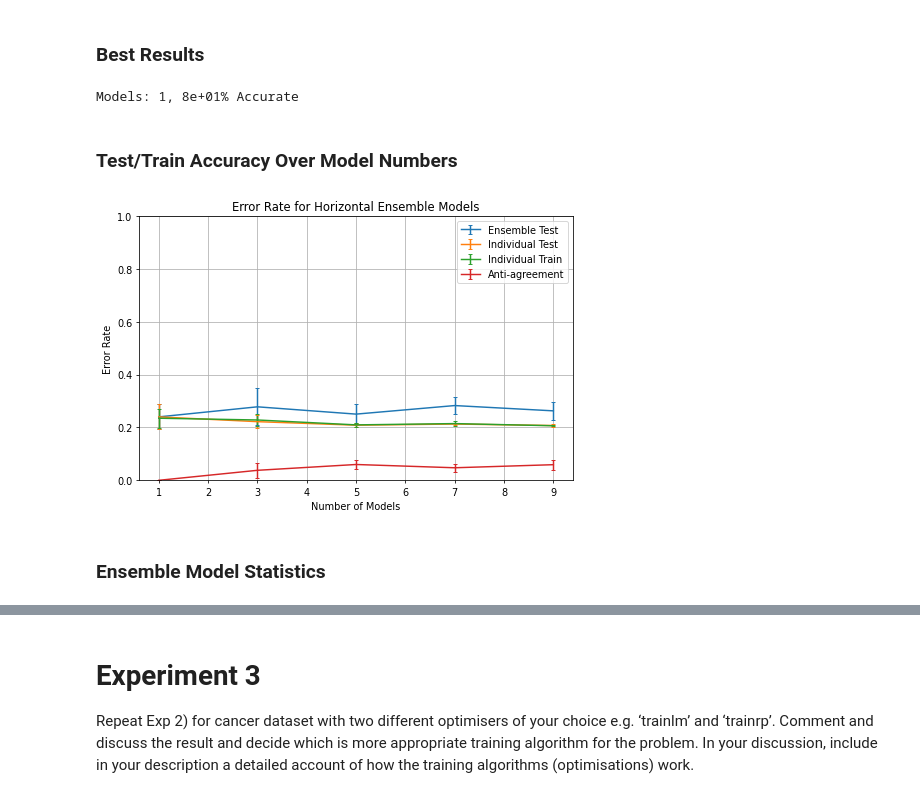
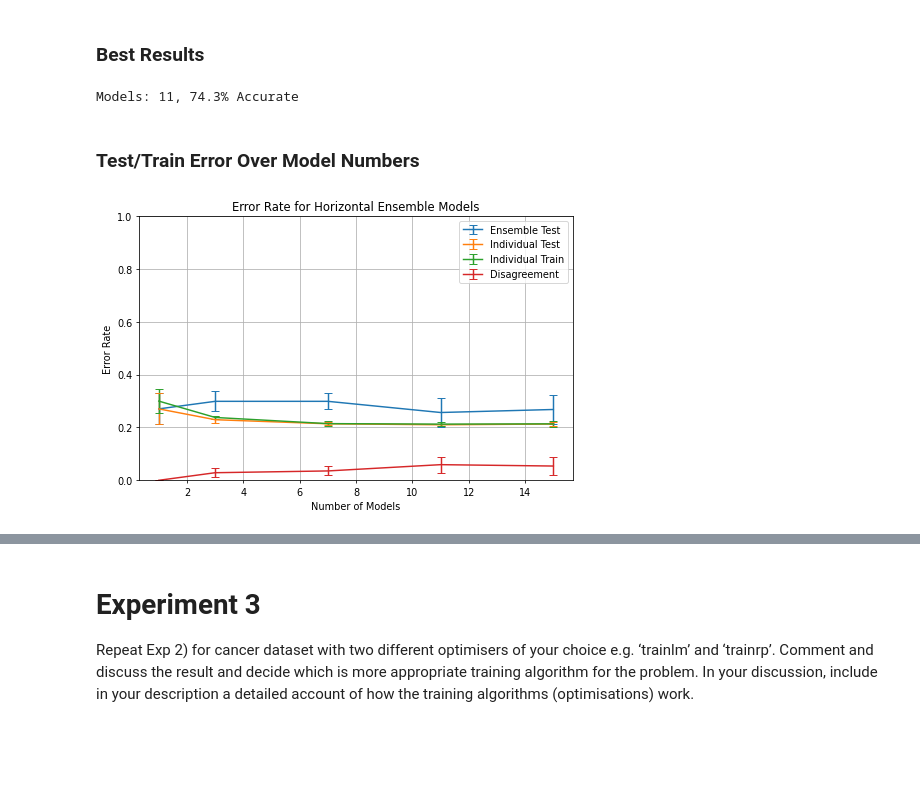
Before and after one commit to Sarsoo/SLP-Training, a Jupyter notebook: nncw.ipynb, the cells around one changed output, grey strips where cells are left out. Saved outputs shown, nothing was run; the diff lists cells and outputs as text; code cells hidden in the pictures; blank space fills up the shorter version.

```diff
--- a/nncw.ipynb
+++ b/nncw.ipynb
@@ -526,8 +526,7 @@ For cancer dataset, choose an appropriate value of node and epochs, based on Exp
 
 (Hint4: to implement majority vote you need to determine the predicted class labels –probably easier to implement yourself rather than use the ensemble matlab functions)
 # %%
-# num_models=[1, 3, 9, 15, 25]
-num_models=[1, 3, 9]
+num_models=[1, 3, 9, 15, 25]
 
 def evaluate_ensemble_vote(hidden_nodes=16,
                            epochs=50,
@@ -597,17 +596,19 @@ def evaluate_ensemble_vote(hidden_nodes=16,
         ########################
         ##  FEEDFORWARD TEST
         ########################
+        # TEST DATA PREDICTIONS
         response["predictions"] = [model(dtest.to_numpy()) for model in models]
+        # TEST LABEL TENSOR
+        ltest_tensor = tf.constant(ltest.to_numpy())
 
         ########################
         ##  ENSEMBLE ACCURACY
         ########################
         ensem_sum_rounded = sum(tf.math.round(pred) for pred in response["predictions"])
-        ensem_sum = sum(pred for pred in response["predictions"])
+        ensem_sum = sum(response["predictions"])
         # round predictions to onehot vectors and sum over all ensemble models
         # take argmax for ensemble predicted class
 
-        ltest_tensor = tf.constant(ltest.to_numpy()) # transform test labels into tensor
         correct = 0 # number of correct ensemble predictions
         correct_num_models = 0 # when correctly predicted ensembley, proportion of models correctly classifying
         individual_accuracy = 0 # proportion of models correctly classifying
@@ -621,11 +622,12 @@ def evaluate_ensemble_vote(hidden_nodes=16,
             else:
                 pred_val = pc
 
-            individual_accuracy += pcr[gt_argmax] / m
+            correct_models = pcr[gt_argmax] / m # use rounded value so will divide nicely
+            individual_accuracy += correct_models
 
             if tf.math.argmax(pred_val) == gt_argmax: # ENSEMBLE EVALUATE HERE
                 correct += 1
-                correct_num_models += pcr[gt_argmax] / m
+                correct_num_models += correct_models
 
 #                 print(pc.numpy(), pcr.numpy(), gt.numpy(), (pcr[gt_argmax] / m).numpy(), True) # debug
 #             else:
@@ -698,14 +700,14 @@ Run multiple iterations of the ensemble model investigations and average
 |3|0.06|0.05|35|16|1 - 300|1, 3, 9, 15, 25|
 # %%
 multi_ensem_results = list()
-multi_ensem_iterations = 3
+multi_ensem_iterations = 5
 for i in range(multi_ensem_iterations):
     print(f"Iteration {i+1}/{multi_ensem_iterations}")
     data_train, data_test, labels_train, labels_test = train_test_split(data, labels, test_size=0.5, stratify=labels)
     multi_ensem_results.append(list(evaluate_ensemble_vote(epochs=(1, 100),
                                                            hidden_nodes=16,
-                                                           nmodels=[1, 3, 5, 7, 9],
-                                                           optimizer=lambda: tf.keras.optimizers.SGD(learning_rate=0.05, momentum=0.02),
+                                                           nmodels=[1, 3, 7, 11, 15],
+                                                           optimizer=lambda: tf.keras.optimizers.SGD(learning_rate=0.05, momentum=0.01),
                                                            weight_init=lambda: 'random_uniform',
                                                            batch_size=35,
                                                            dtrain=data_train,
@@ -781,28 +785,31 @@ best_ensem_accuracy_idx = np.unravel_index(np.argmax(mean_ensem_accuracy[0, :]),
 best_ensem_accuracy = mean_ensem_accuracy[best_ensem_accuracy_idx]
 best_ensem_accuracy_models = multi_ensem_models[best_ensem_accuracy_idx[1]]
 
-print(f'Models: {best_ensem_accuracy_models}, {best_ensem_accuracy * 100:.1}% Accurate')
+print(f'Models: {best_ensem_accuracy_models}, {best_ensem_accuracy * 100:.3}% Accurate')
 # %% [output]
-Models: 1, 8e+01% Accurate
+Models: 11, 74.3% Accurate
 # %% [markdown]
-### Test/Train Accuracy Over Model Numbers
+### Test/Train Error Over Model Numbers
 # %%
 fig = plt.figure(figsize=(8, 5))
 fig.set_dpi(fig_dpi)
 
-plt.errorbar(multi_ensem_models, 1 - mean_ensem_accuracy[0, :], yerr=std_ensem_accuracy[0, :], capsize=2, label='Ensemble Test')
-plt.errorbar(multi_ensem_models, 1 - mean_ensem_accuracy[2, :], yerr=std_ensem_accuracy[2, :], capsize=2, label='Individual Test')
-plt.errorbar(multi_ensem_models, 1 - mean_ensem_accuracy[1, :], yerr=std_ensem_accuracy[1, :], capsize=2, label='Individual Train')
-plt.errorbar(multi_ensem_models, 1 - mean_ensem_accuracy[3, :], yerr=std_ensem_accuracy[3, :], capsize=2, label='Anti-agreement')
+# plt.plot(multi_ensem_models, 1 - mean_ensem_accuracy[0, :], 'x-', label='Ensemble Test')
+# plt.plot(multi_ensem_models, 1 - mean_ensem_accuracy[2, :], 'x-', label='Individual Test')
+# plt.plot(multi_ensem_models, 1 - mean_ensem_accuracy[1, :], 'x-', label='Individual Train')
+# plt.plot(multi_ensem_models, 1 - mean_ensem_accuracy[3, :], 'x-', label='Agreement')
+
+plt.errorbar(multi_ensem_models, 1 - mean_ensem_accuracy[0, :], yerr=std_ensem_accuracy[0, :], capsize=4, label='Ensemble Test')
+plt.errorbar(multi_ensem_models, 1 - mean_ensem_accuracy[2, :], yerr=std_ensem_accuracy[2, :], capsize=4, label='Individual Test')
+plt.errorbar(multi_ensem_models, 1 - mean_ensem_accuracy[1, :], yerr=std_ensem_accuracy[1, :], capsize=4, label='Individual Train')
+plt.errorbar(multi_ensem_models, 1 - mean_ensem_accuracy[3, :], yerr=std_ensem_accuracy[3, :], capsize=4, label='Disagreement')
 
 plt.title(f"Error Rate for Horizontal Ensemble Models")
 plt.ylim(0, 1)
 plt.grid()
 plt.legend()
 plt.xlabel("Number of Models")
 plt.ylabel("Error Rate")
 plt.show()
 # %% [output]
-[figure, old version]
+[figure, new version]
-# %% [markdown]
-### Ensemble Model Statistics
```
Also changed, not shown: parts of 3 cells of this notebook.
